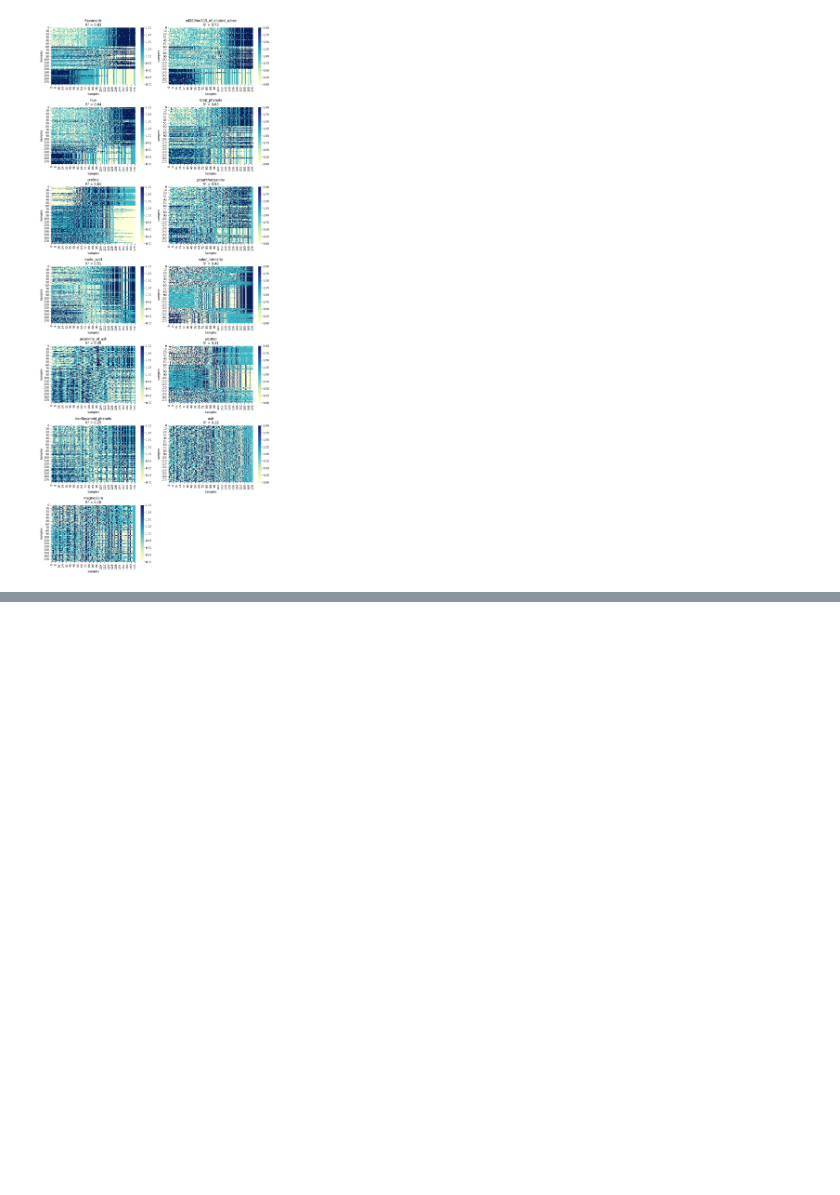
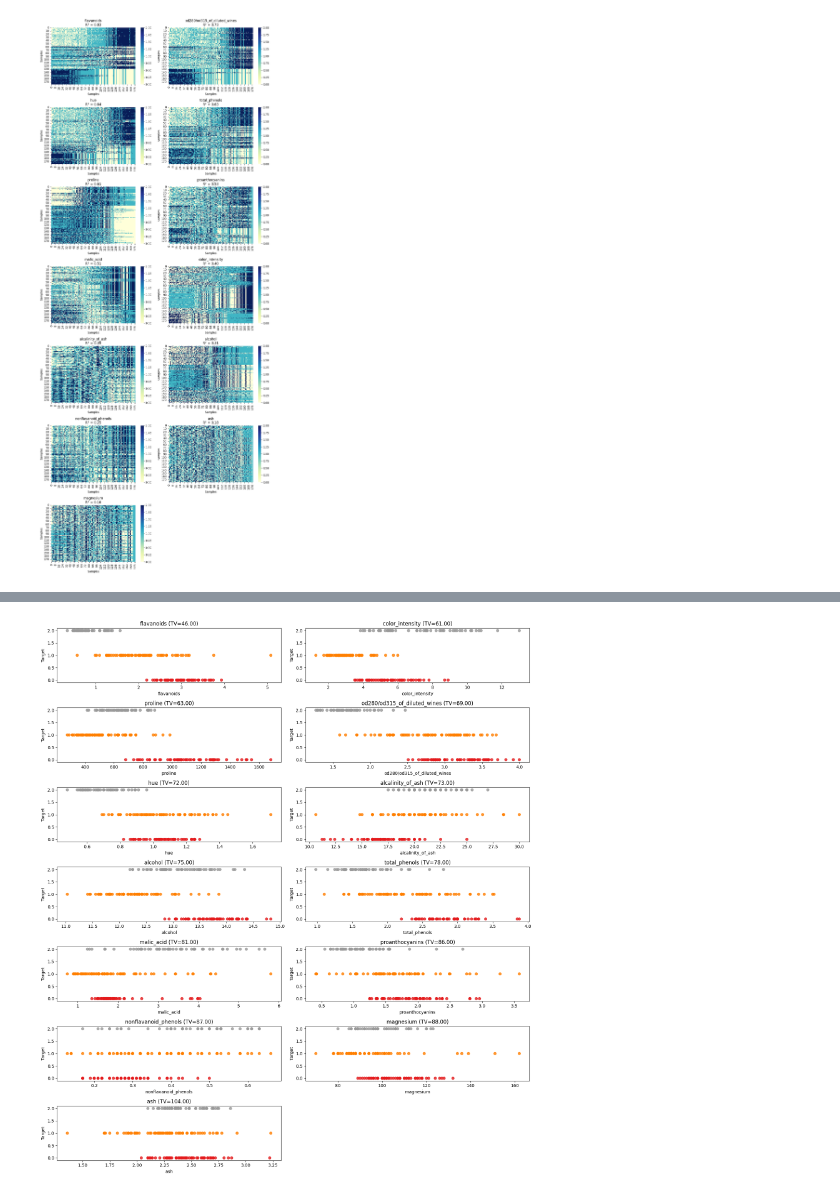
Before and after one commit to alibagheribardi/Regression, a Jupyter notebook: wine_Regression_Modification.ipynb, the cells around one changed output, grey strips where cells are left out. Saved outputs shown, nothing was run; the diff lists cells and outputs as text; code cells hidden in the pictures; blank space fills up the shorter version.

```diff
--- a/wine_Regression_Modification.ipynb
+++ b/wine_Regression_Modification.ipynb
@@ -368,0 +379,27 @@ ash                            |   138.00 |     0.18 |     0.58
+# %%
+# Sort features by total variation (TV), ascending
+sorted_features = sorted(tv_wine, key=tv_wine.get)
+
+fig, axes = plt.subplots(7, 2, figsize=(16, 18))
+axes = axes.flatten()
+
+for i, feature in enumerate(sorted_features):
+    X_feature = X_wine[[feature]]
+    sorted_index = np.argsort(X_feature.values.ravel())
+
+    x_vals = X_feature.values.ravel()[sorted_index]
+    y_vals = y_wine[sorted_index]
+
+    axes[i].scatter(x_vals, y_vals, c=y_vals, cmap='Set1', alpha=0.8)
+    axes[i].set_title(f"{feature} (TV={tv_wine[feature]:.2f})")
+    axes[i].set_xlabel(feature)
+    axes[i].set_ylabel("Target")
+
+# Turn off unused axes (in case features < subplots)
+for j in range(len(wine_features), len(axes)):
+    axes[j].axis('off')
+
+plt.tight_layout()
+plt.show()
+# %% [output]
+[figure, added]
```
Also changed, not shown: parts of 1 cell of this notebook.
